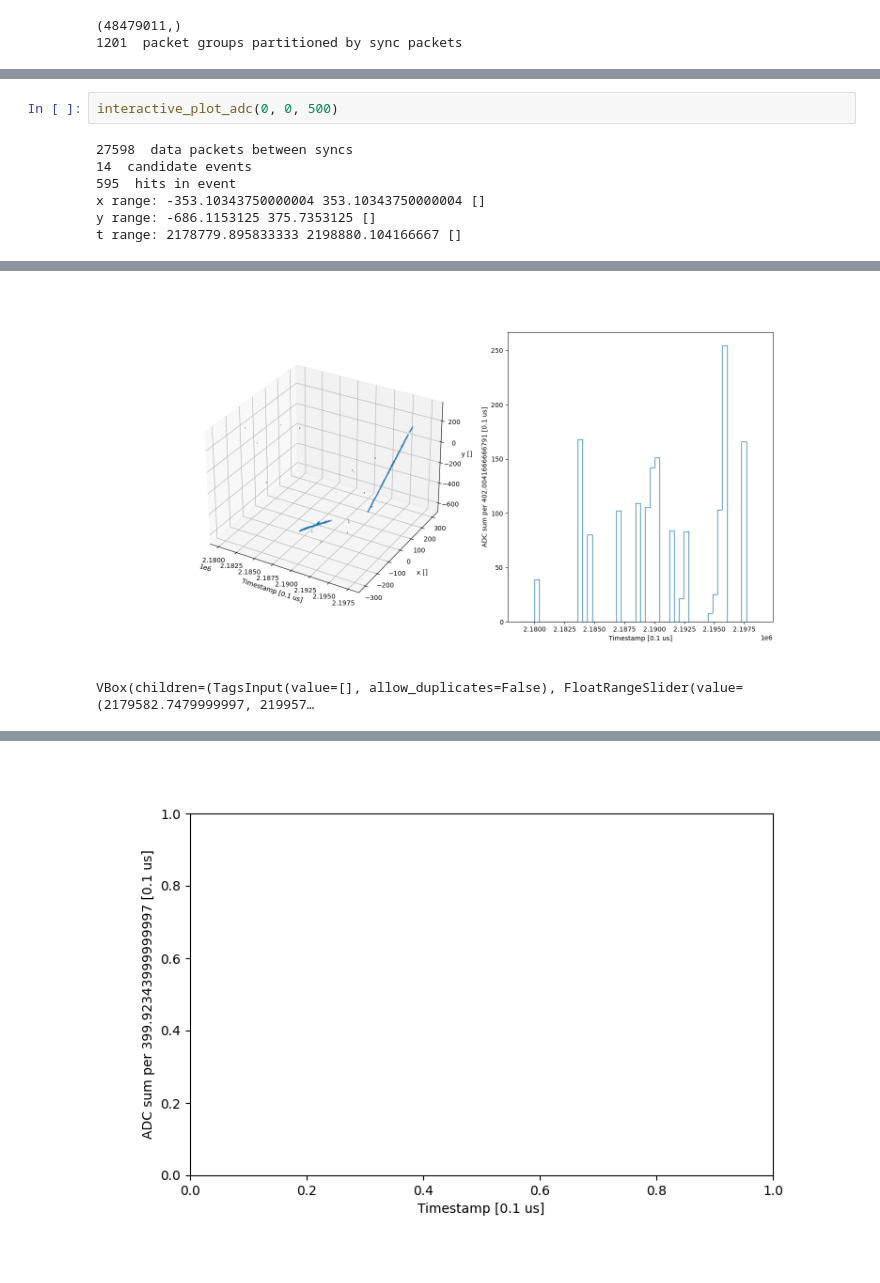
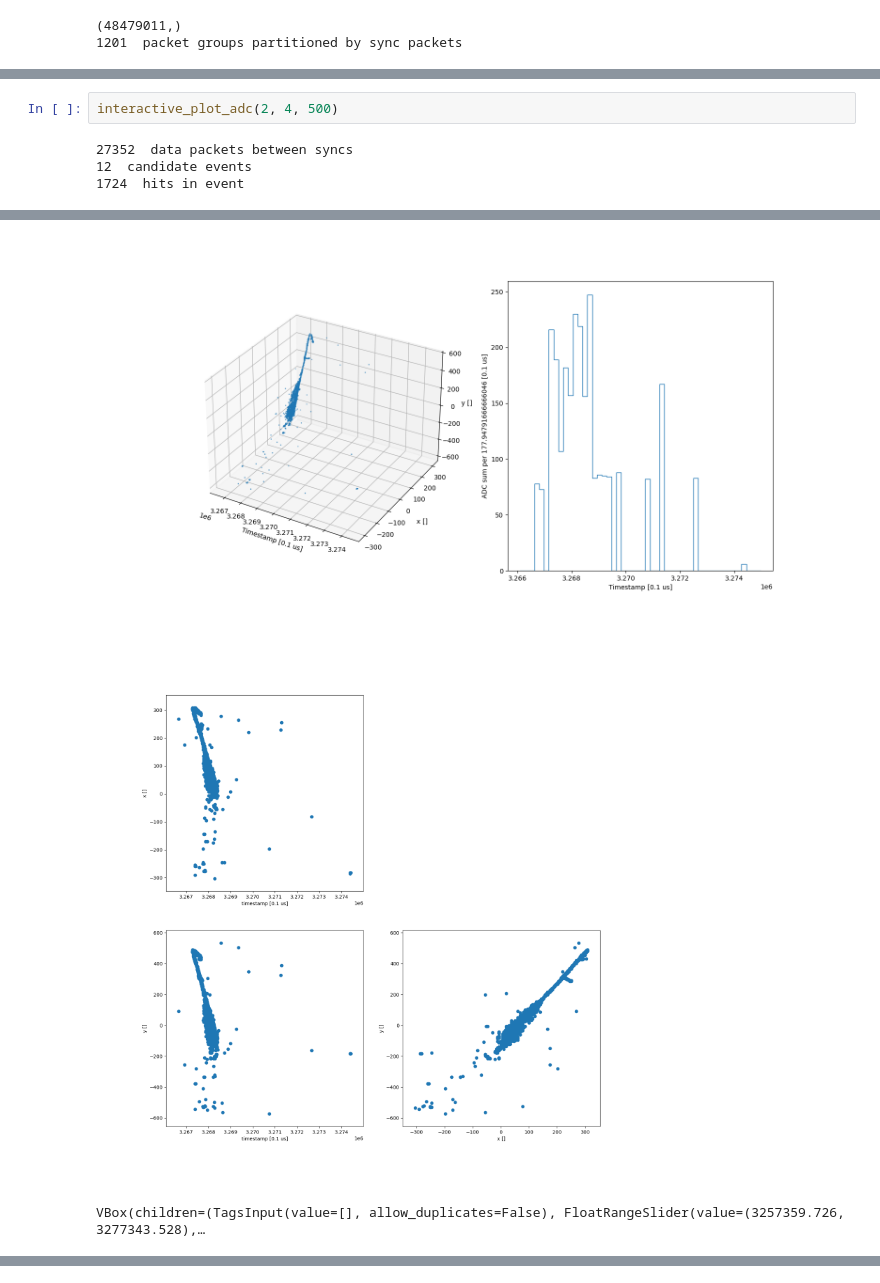
Before and after one commit to fanrado/2x2_ql, a Jupyter notebook: q/plot.ipynb, the cells around one changed output, grey strips where cells are left out. Drawn from its saved outputs; the diff is of its cells as text; blank space fills up the shorter version.

Commit message:
event display

```diff
--- a/q/plot.ipynb
+++ b/q/plot.ipynb
@@ -208,17 +258,14 @@ def interactive_plot_adc(sync_group, counter, threshold):
     display(widgets.VBox([points_w, trange_w, k_w]), interactive_plot)
     fig2.show()
 # %%
-interactive_plot_adc(0, 0, 500)
+interactive_plot_adc(2, 4, 500)
 # %% [output]
-27598  data packets between syncs
-14  candidate events
-595  hits in event
-x range: -353.10343750000004 353.10343750000004 []
-y range: -686.1153125 375.7353125 []
-t range: 2178779.895833333 2198880.104166667 []
+27352  data packets between syncs
+12  candidate events
+1724  hits in event
 [interactive output not drawn]
 [interactive output not drawn]
-[figure, old version]
+[figure, new version]
+[figure, new version]
-VBox(children=(TagsInput(value=[], allow_duplicates=False), FloatRangeSlider(value=(2179582.7479999997, 219957…
+VBox(children=(TagsInput(value=[], allow_duplicates=False), FloatRangeSlider(value=(3257359.726, 3277343.528),…
 [interactive output not drawn]
-[figure, old version]
```
Also changed, not shown: parts of 2 cells of this notebook, 2 other files.
